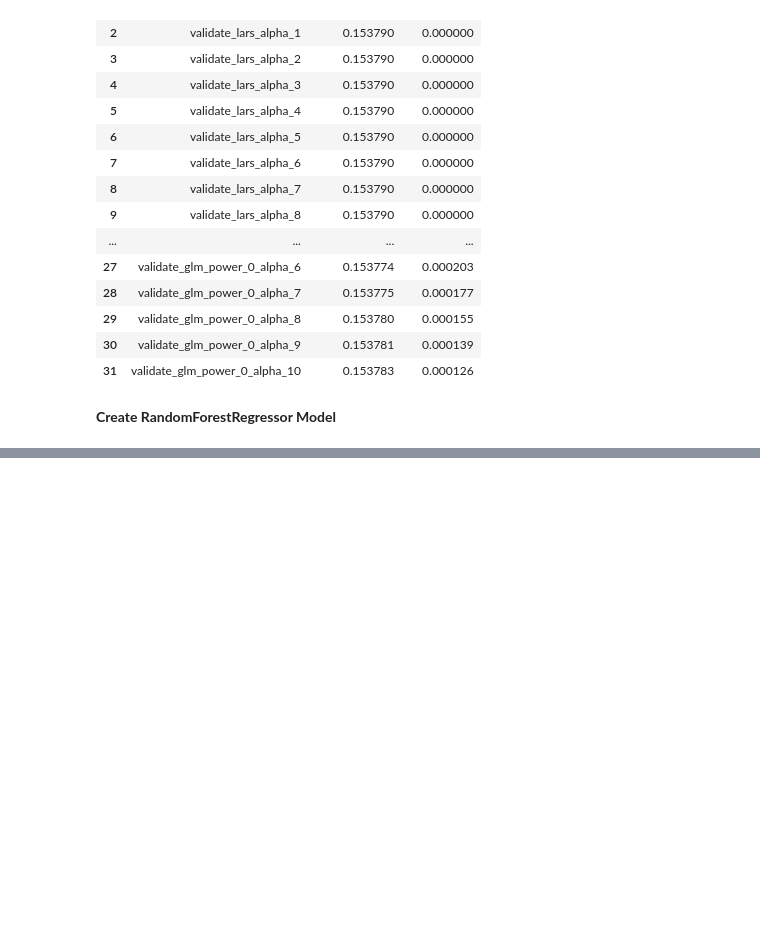
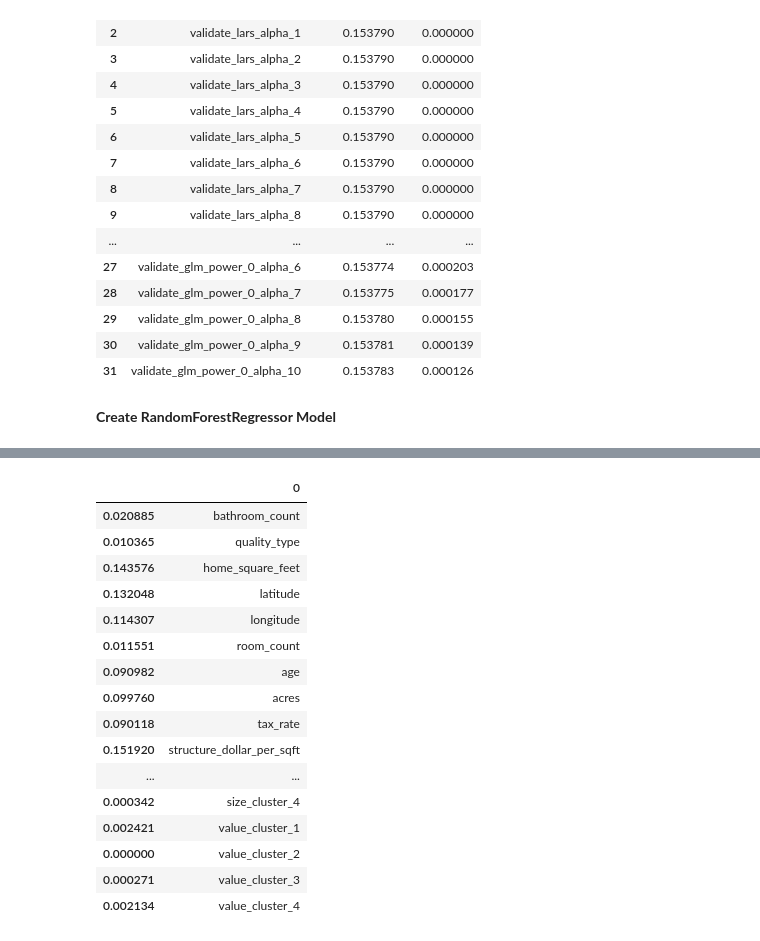
Before and after one commit to johnathon-smith/zillow-clustering-project, a Jupyter notebook: model_zillow.ipynb, the cells around one changed output, grey strips where cells are left out. Drawn from its saved outputs; the diff is of its cells as text; code cells hidden in the pictures; blank space fills up the shorter version.

```diff
--- a/model_zillow.ipynb
+++ b/model_zillow.ipynb
@@ -377,0 +435,2 @@ for num in range(2, 11):
+# %%
+best_model = rfr_models[53]['rfr_depth_10_samples_15']
@@ -377,0 +459,22 @@ for num in range(2, 11):
+# %%
+best_features = pd.DataFrame(X_train.columns, best_model.feature_importances_)
+# %%
+best_features
+# %% [output]
+|  | 0 |
+| 0.020885 | bathroom_count |
+| 0.010365 | quality_type |
+| 0.143576 | home_square_feet |
+| 0.132048 | latitude |
+| 0.114307 | longitude |
+| 0.011551 | room_count |
+| 0.090982 | age |
+| 0.099760 | acres |
+| 0.090118 | tax_rate |
+| 0.151920 | structure_dollar_per_sqft |
+| ... | ... |
+| 0.000342 | size_cluster_4 |
+| 0.002421 | value_cluster_1 |
+| 0.000000 | value_cluster_2 |
+| 0.000271 | value_cluster_3 |
+| 0.002134 | value_cluster_4 |
```
Also changed, not shown: parts of 18 cells of this notebook.
